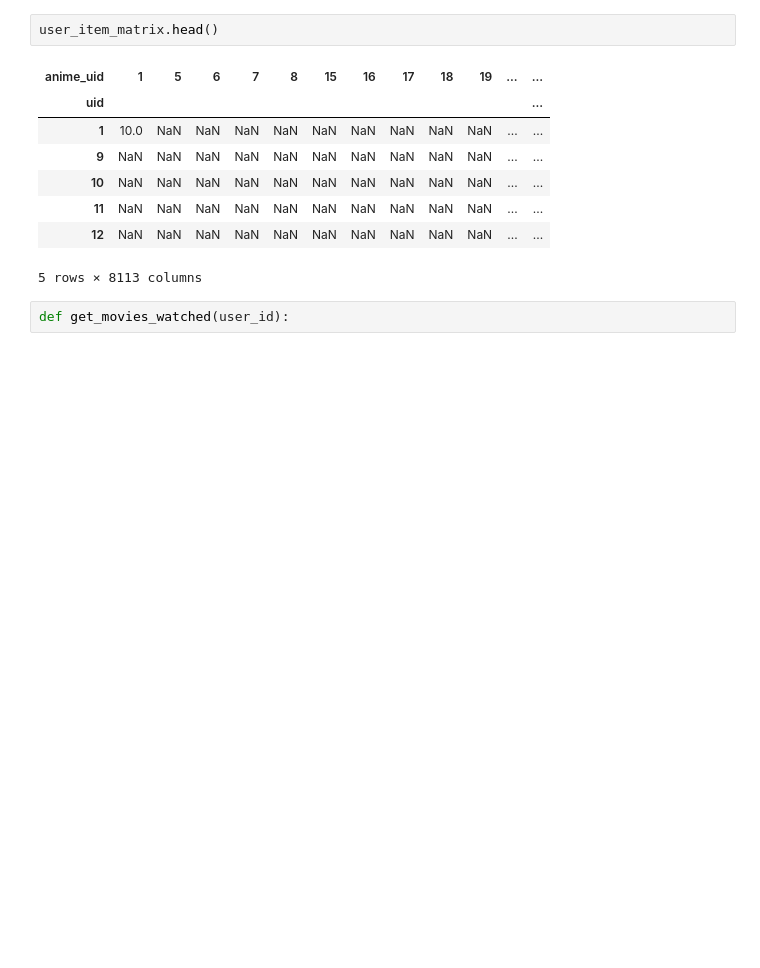
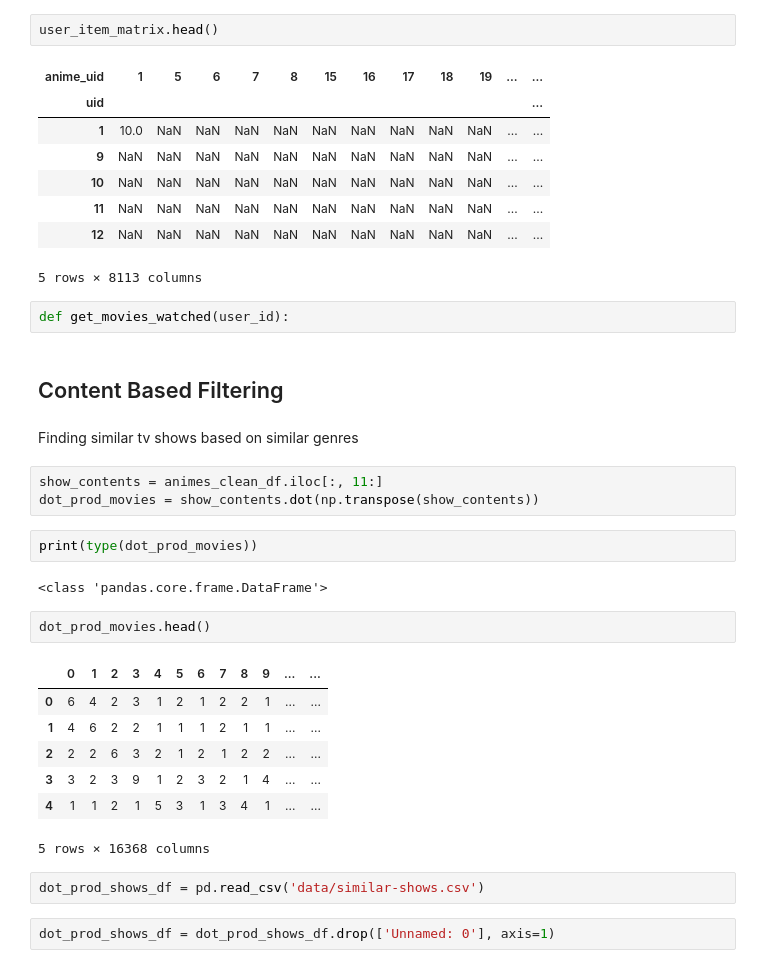
Before and after one commit to SaintGemini/anime-recommendation-engine, a Jupyter notebook: data-preparation.ipynb, the cells around one changed output. Cells and saved outputs as stored; diff of their text form; blank space fills up the shorter version.

```diff
--- a/data-preparation.ipynb
+++ b/data-preparation.ipynb
@@ -370,3 +371,28 @@ user_item_matrix.head()
 5 rows × 8113 columns
 # %%
 def get_movies_watched(user_id):
+# %% [markdown]
+## Content Based Filtering
+# %% [markdown]
+Finding similar tv shows based on similar genres
+# %%
+show_contents = animes_clean_df.iloc[:, 11:]
+dot_prod_movies = show_contents.dot(np.transpose(show_contents))
+# %%
+print(type(dot_prod_movies))
+# %% [output]
+<class 'pandas.core.frame.DataFrame'>
+# %%
+dot_prod_movies.head()
+# %% [output]
+|  | 0 | 1 | 2 | 3 | 4 | 5 | 6 | 7 | 8 | 9 | ... | ... |
+| 0 | 6 | 4 | 2 | 3 | 1 | 2 | 1 | 2 | 2 | 1 | ... | ... |
+| 1 | 4 | 6 | 2 | 2 | 1 | 1 | 1 | 2 | 1 | 1 | ... | ... |
+| 2 | 2 | 2 | 6 | 3 | 2 | 1 | 2 | 1 | 2 | 2 | ... | ... |
+| 3 | 3 | 2 | 3 | 9 | 1 | 2 | 3 | 2 | 1 | 4 | ... | ... |
+| 4 | 1 | 1 | 2 | 1 | 5 | 3 | 1 | 3 | 4 | 1 | ... | ... |
+5 rows × 16368 columns
+# %%
+dot_prod_shows_df = pd.read_csv('data/similar-shows.csv')
+# %%
+dot_prod_shows_df = dot_prod_shows_df.drop(['Unnamed: 0'], axis=1)
```
Also changed, not shown: parts of 20 cells of this notebook, 5 other files.
